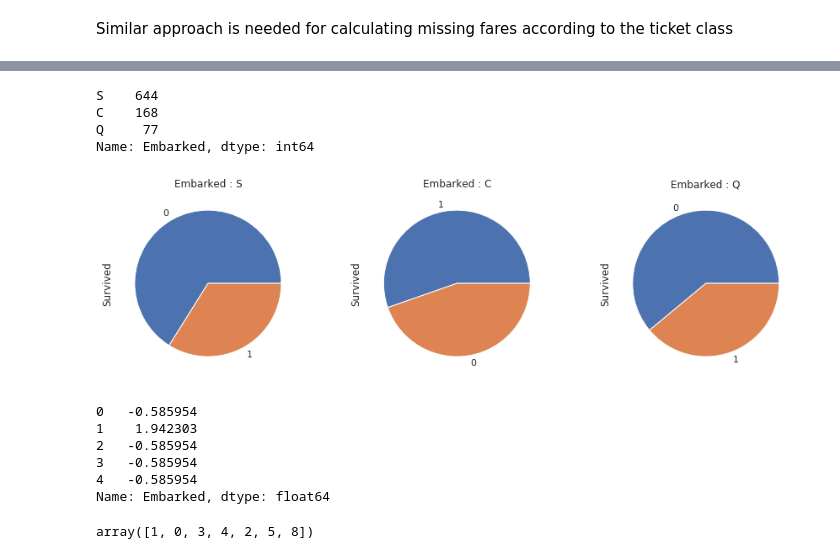
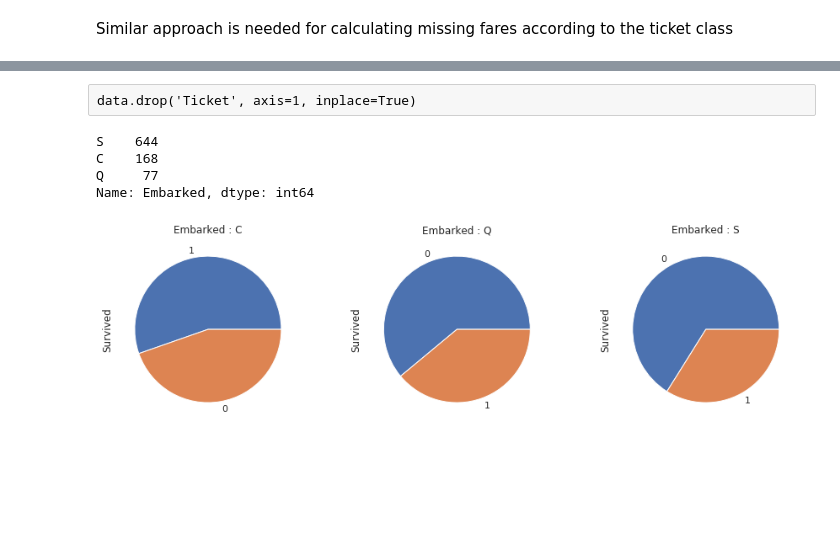
Before and after one commit to fxmuelle/zp-ml-jupyter, a Jupyter notebook: solutions/challenge.ipynb, the cells around one changed output, grey strips where cells are left out. Saved outputs shown, nothing was run; the diff lists cells and outputs as text; code cells hidden in the pictures; blank space fills up the shorter version.

```diff
--- a/solutions/challenge.ipynb
+++ b/solutions/challenge.ipynb
@@ -146,12 +140,2 @@ data['Age'] = StandardScaler().fit_transform(data['Age'].values.reshape(-1, 1))
 # %% [markdown]
 Similar approach is needed for calculating missing fares according to the ticket class
-# %%
-data['Fare'].fillna(-1, inplace=True)
-medians = dict()
-for pclass in data['Pclass'].unique():
-    median = data.Fare[(data["Fare"] != -1) & (data['Pclass'] == pclass)].median()
-    medians[pclass] = median
-for index, row in data.iterrows():
-    if row['Fare'] == -1:
-        data.loc[index, 'Fare'] = medians[row['Pclass']]
-data['Fare'] = StandardScaler().fit_transform(data['Fare'].values.reshape(-1, 1))
@@ -169,2 +162,0 @@ for pclass in data['Pclass'].unique():
-# %%
-data['Pclass'] = StandardScaler().fit_transform(data['Pclass'].values.reshape(-1, 1))
@@ -181,14 +162,0 @@ for parch in data['Parch'].unique():
-# %%
-replacement = {
-    6: 0,
-    4: 0,
-    5: 1,
-    0: 2,
-    2: 3,
-    1: 4,
-    3: 5
-}
-data['Parch'] = data['Parch'].apply(lambda x: replacement.get(x))
-data['Parch'] = StandardScaler().fit_transform(data['Parch'].values.reshape(-1, 1))
-# %%
-data.drop('Ticket', axis=1, inplace=True)
@@ -195,3 +185,5 @@ data.drop('Ticket', axis=1, inplace=True)
+# %% [raw]
+data.drop('Ticket', axis=1, inplace=True)
 # %%
 data['Embarked'].value_counts()
 # %% [output]
@@ -202,32 +194,11 @@ Name: Embarked, dtype: int64
 # %%
 data['Embarked'].fillna('S', inplace=True)
 fig = plt.figure(figsize=(15,4))
 i = 1
-for embarked in data['Embarked'].unique():
+for embarked in sorted(data['Embarked'].unique()):
     fig.add_subplot(1, 3, i)
     plt.title('Embarked : {}'.format(embarked))
     data.Survived[data['Embarked'] == embarked].value_counts().plot(kind='pie')
     i += 1
 # %% [output]
-[figure, old version]
+[figure, new version]
-# %%
-replacement = {
-    'S': 0,
-    'Q': 1,
-    'C': 2
-}
-
-data['Embarked'] = data['Embarked'].apply(lambda x: replacement.get(x))
-data['Embarked'] = StandardScaler().fit_transform(data['Embarked'].values.reshape(-1, 1))
-data.head()['Embarked']
-# %% [output]
-0   -0.585954
-1    1.942303
-2   -0.585954
-3   -0.585954
-4   -0.585954
-Name: Embarked, dtype: float64
-# %%
-data['SibSp'].unique()
-# %% [output]
-array([1, 0, 3, 4, 2, 5, 8])
```
Also changed, not shown: parts of 29 cells of this notebook.
